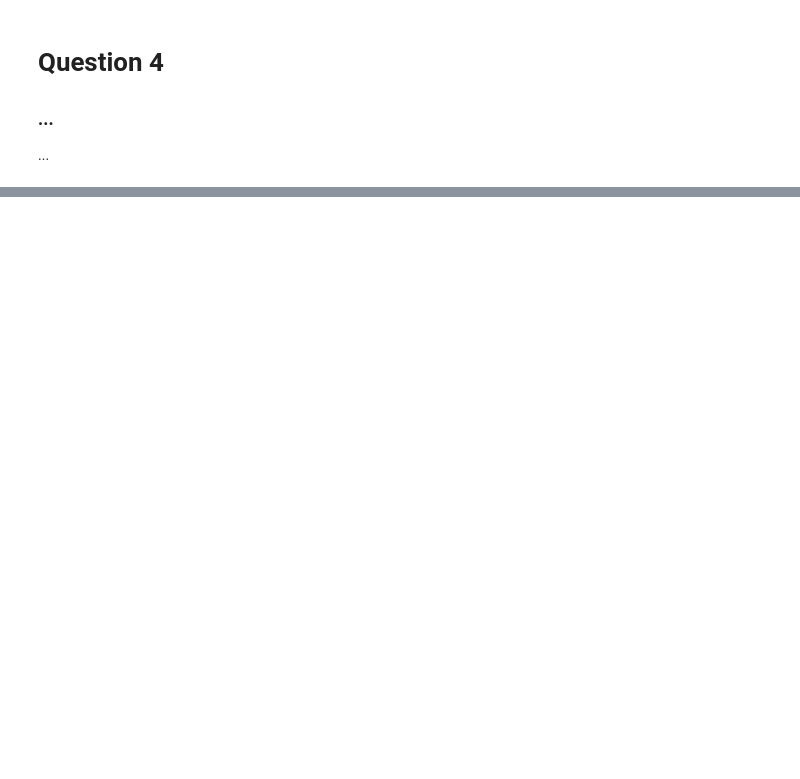
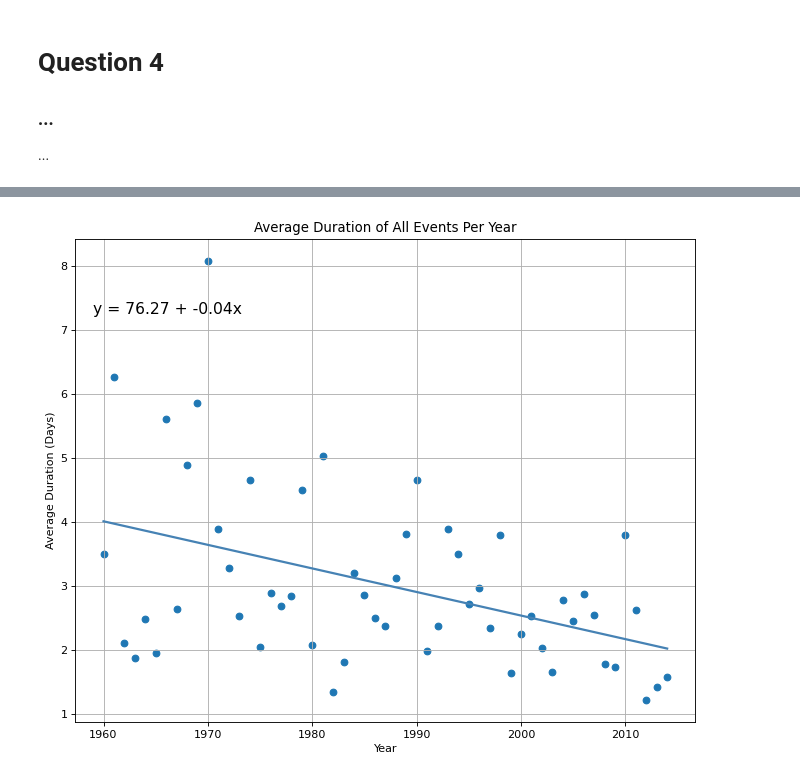
Before and after one commit to andrewcheung27/csc365-lab8, a Jupyter notebook: Lab8-acheun29.ipynb, the cells around one changed output, grey strips where cells are left out. Drawn from its saved outputs; the diff is of its cells as text; code cells hidden in the pictures; blank space fills up the shorter version.

```diff
--- a/Lab8-acheun29.ipynb
+++ b/Lab8-acheun29.ipynb
@@ -377,0 +487,85 @@ if __name__ == "__main__":
+# %%
+import matplotlib.pyplot as plt
+import mysql.connector
+from mysql.connector import Error
+import numpy as np
+import pandas as pd
+
+
+def execute_sql(cursor):
+    cursor.execute("USE LAB8;")
+
+    cursor.execute("SELECT YEAR(e.StartDate) AS Year, "
+                        "AVG(DATEDIFF(e.EndDate, e.StartDate) + 1) AS AvgDuration "
+                   "FROM Events AS e, Cities, Countries "
+                   "WHERE e.City = Cities.CityID "
+                        "AND Cities.Country = Countries.ISO3 "
+                        "AND Countries.Region = 'Asia' "
+                        "AND YEAR(e.StartDate) >= 1960 "
+                        "AND YEAR(e.EndDate) <= 2014 "
+                   "GROUP BY YEAR(e.StartDate) "
+                   "ORDER BY YEAR(e.StartDate);")
+
+    records = cursor.fetchall()
+    df = pd.DataFrame(records, columns=["Year", "AvgDuration"])
+    years = np.array(df["Year"])
+    durs = np.array([float(x) for x in df["AvgDuration"]])
+
+    # line of best fit
+    a, b = np.polyfit(years, durs, 1)
+
+    # scatterplot
+    plt.figure(figsize=(10, 8), dpi=80)
+    plt.scatter(years, durs)
+    plt.plot(years, a * years + b, color="steelblue", linewidth=2)
+    # linear regression equation
+    plt.text(1959, 7.25, 'y = ' + '{:.2f}'.format(b) +
+             ' + {:.2f}'.format(a) + 'x',
+             size=14)
+    plt.title("Average Duration of All Events Per Year")
+    plt.xlabel("Year")
+    plt.ylabel("Average Duration (Days)")
+    plt.grid()
+    plt.show()
+
+    # print the table
+    print("\n\n", df)
+
+
+def main():
+    pwdFilename = "account.info"
+    try:
+        pwdFile = open(pwdFilename, "r")
+        userName = pwdFile.readline().strip()
+        dbName = userName
+        passString = pwdFile.readline().strip()
+    except FileNotFoundError as e:
+        print(e)
+        return 1
+
+    hostName = "mysql.labthreesixfive.com"
+    portName = "3306"
+
+    connector = None
+    cursor = None
+    try:
+        connector = mysql.connector.connect(host=hostName, port=portName,
+                                            database=dbName, user=userName,
+                                            password=passString)
+        cursor = connector.cursor()
+        execute_sql(cursor)
+
+    except Error as e:
+        print("connection error:", e)
+
+    finally:
+        if connector is not None and connector.is_connected():
+            if cursor is not None:
+                cursor.close()
+            connector.close()
+
+
+if __name__ == "__main__":
+    main()
+# %% [output]
+[figure, added]
```
Also changed, not shown: parts of 11 cells of this notebook.
